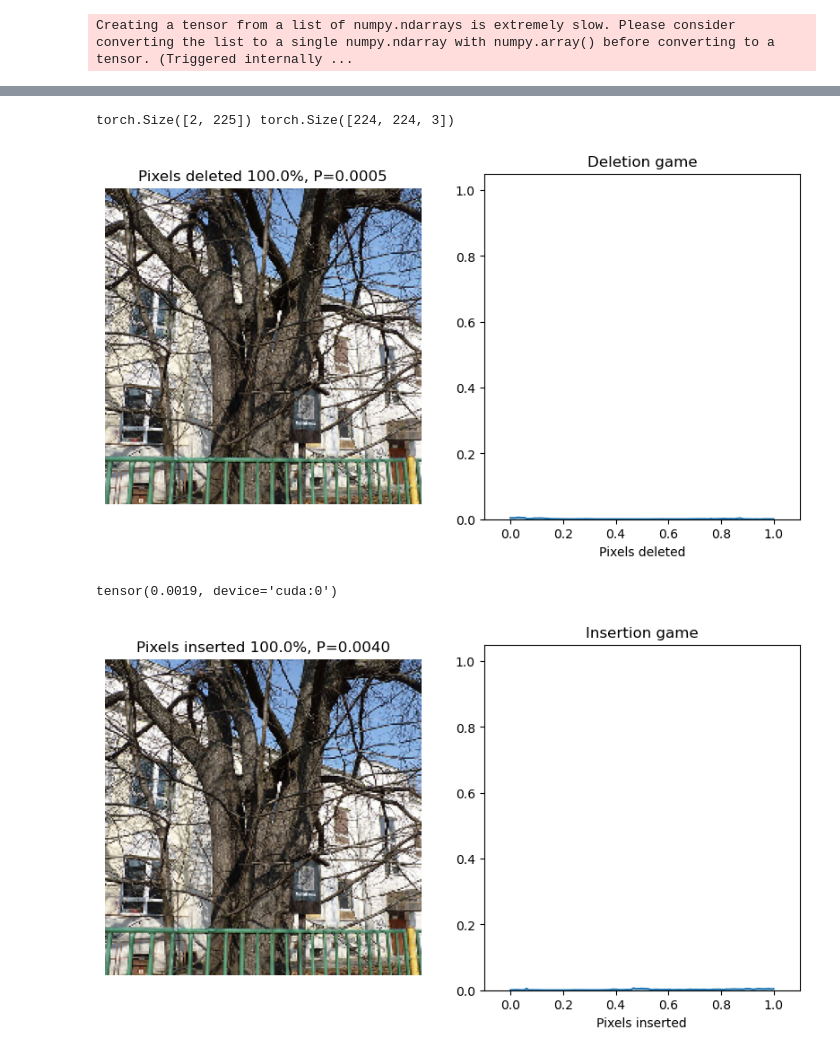
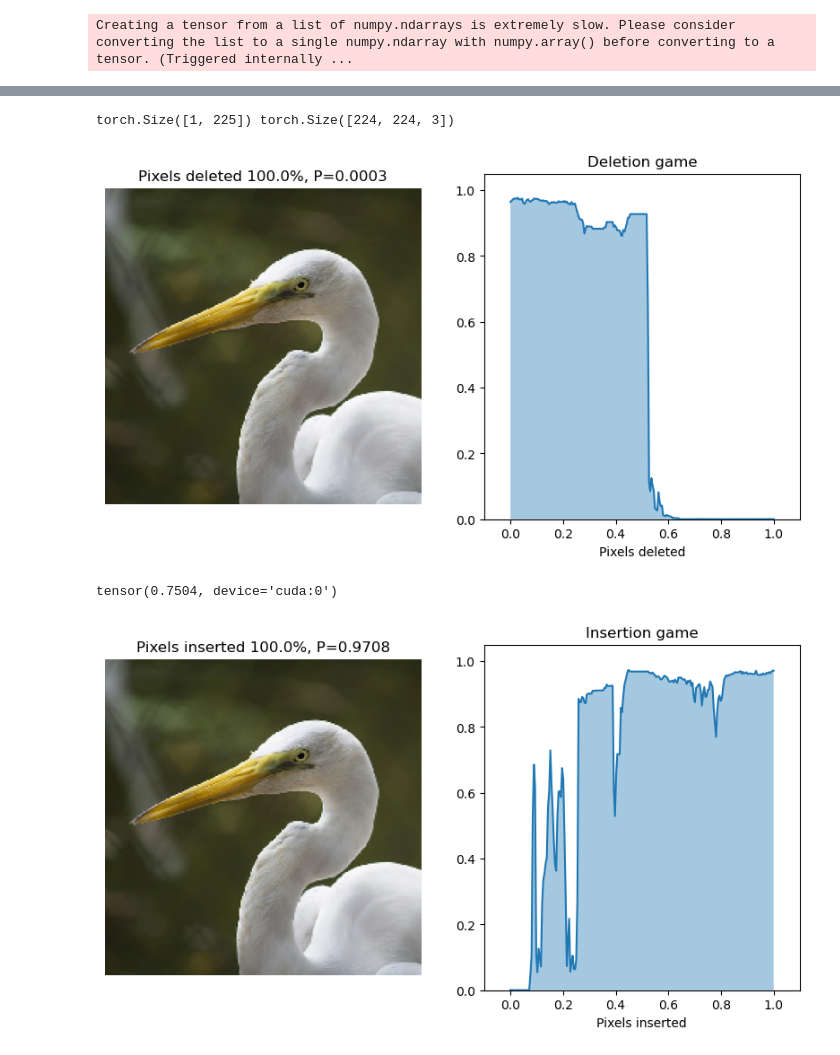
Before and after one commit to ShaileshSridhar2403/exlib, a Jupyter notebook: notebooks/ins_del.ipynb, the cells around one changed output, grey strips where cells are left out. Cells and saved outputs as stored; diff of their text form; code cells hidden in the pictures.

```diff
--- a/notebooks/ins_del.ipynb
+++ b/notebooks/ins_del.ipynb
@@ -16,7 +16,7 @@ processor = AutoImageProcessor.from_pretrained('google/vit-base-patch16-224')
 
 X, y = shap.datasets.imagenet50()
 
-X = torch.from_numpy(X).permute(0,3,1,2).float()[0:2]
+X = torch.from_numpy(X).permute(0,3,1,2).float()[0:10]
 # %%
 inputs = torch.tensor(processor(X)['pixel_values']).to(device)
 # %% [output]
@@ -40,6 +40,8 @@ class WrappedBackboneModel(nn.Module):
         return outputs.logits
 # %%
 wrapped_model = WrappedBackboneModel(model).to(device)
+# %%
+idx = 1
 # %%
 logits = wrapped_model(inputs)
 pred = torch.argmax(logits, dim=-1)
@@ -72,7 +75,7 @@ gimk = {
 explainer = LimeImageCls(wrapped_model, explain_instance_kwargs=eik,
                       get_image_and_mask_kwargs=gimk)
 # %%
-expln = explainer(inputs, pred)
+expln = explainer(inputs[idx:idx+1], pred[idx:idx+1])
 # %%
 def hatch_dim_and_outline(image, mask, c=0.6):
     black = torch.zeros(image.shape)
@@ -103,21 +106,21 @@ tensor(0.0011, device='cuda:0')
 # %%
 with torch.no_grad():
-    del_output = del_evaluator(inputs, expln.attributions, return_dict=True)
+    del_output = del_evaluator(inputs[idx:idx+1], expln.attributions, return_dict=True)
 del_scores = del_output['scores']
 print(del_scores.shape, image.shape)
-del_evaluator.plot((inputs[0] + 1) / 2, del_scores[0])
+del_evaluator.plot((inputs[idx] + 1) / 2, del_scores[0])
 # %% [output]
-torch.Size([2, 225]) torch.Size([224, 224, 3])
+torch.Size([1, 225]) torch.Size([224, 224, 3])
-[figure, old version]
+[figure, new version]
 # %%
 ins_evaluator = InsertionCls(wrapped_model)
 with torch.no_grad():
-    ins_score = ins_evaluator(inputs, expln.attributions)
+    ins_score = ins_evaluator(inputs[idx:idx+1], expln.attributions)
 print(ins_score[0])
 with torch.no_grad():
-    ins_output = ins_evaluator(inputs, expln.attributions, return_dict=True)
+    ins_output = ins_evaluator(inputs[idx:idx+1], expln.attributions, return_dict=True)
 ins_scores = ins_output['scores']
-ins_evaluator.plot((inputs[0] + 1) / 2, ins_scores[0])
+ins_evaluator.plot((inputs[idx] + 1) / 2, ins_scores[0])
 # %% [output]
-tensor(0.0019, device='cuda:0')
+tensor(0.7504, device='cuda:0')
-[figure, old version]
+[figure, new version]
```
Also changed, not shown: parts of 5 cells of this notebook.
